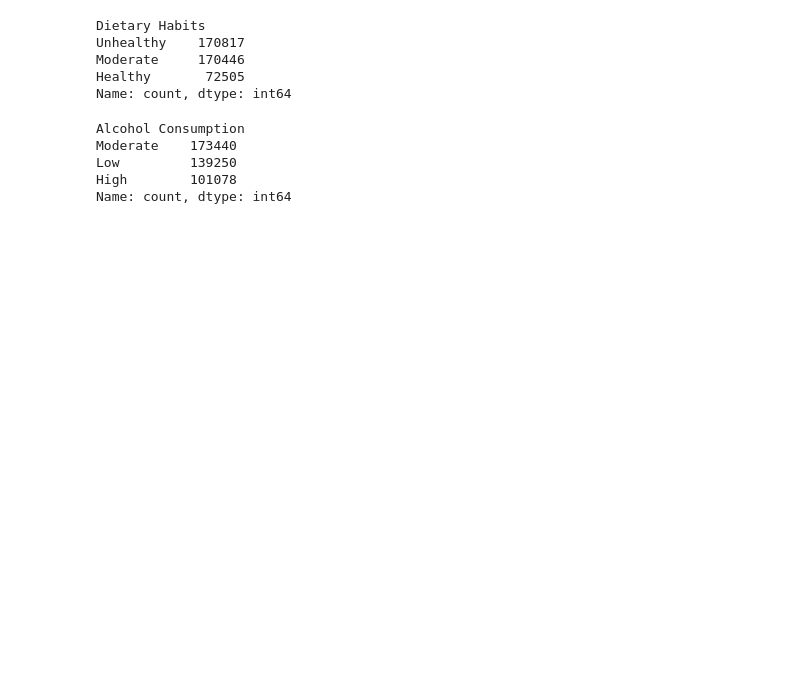
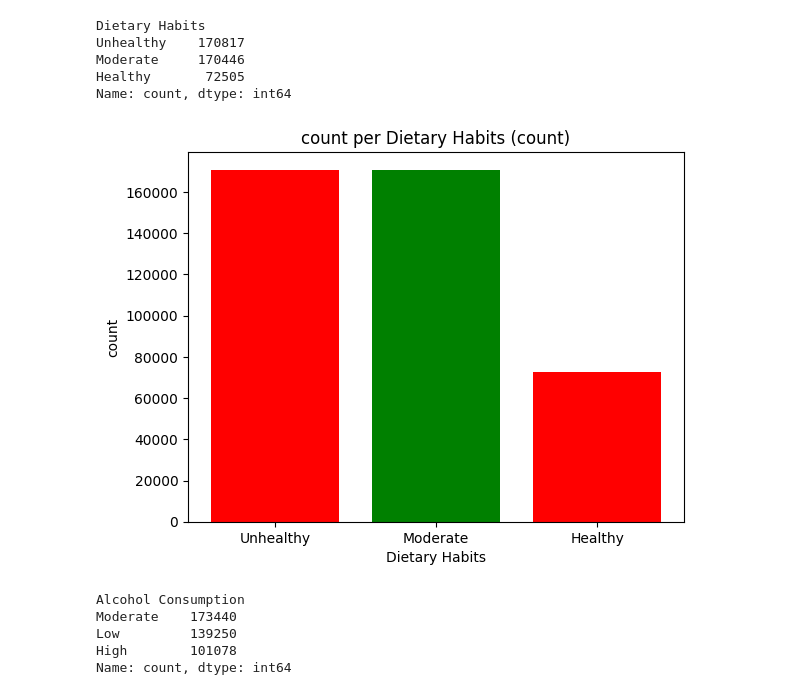
Before and after one commit to ShaQ90/week3_project, a Jupyter notebook: notebooks/data_testing_tiago.ipynb, the cells around one changed output. Drawn from its saved outputs; the diff is of its cells as text; code cells hidden in the pictures; blank space fills up the shorter version.

```diff
--- a/notebooks/data_testing_tiago.ipynb
+++ b/notebooks/data_testing_tiago.ipynb
@@ -45,6 +56,11 @@ Unhealthy    170817
 Moderate     170446
 Healthy       72505
 Name: count, dtype: int64
+# %%
+new_df = func.creat_df_count(df,"Dietary Habits").copy()
+func.plot_drawing_single(new_df,"count")
+# %% [output]
+[figure, added]
 # %%
 df["Alcohol Consumption"].value_counts()
 # %% [output]
```
Also changed, not shown: parts of 17 cells of this notebook, 17 other files.
